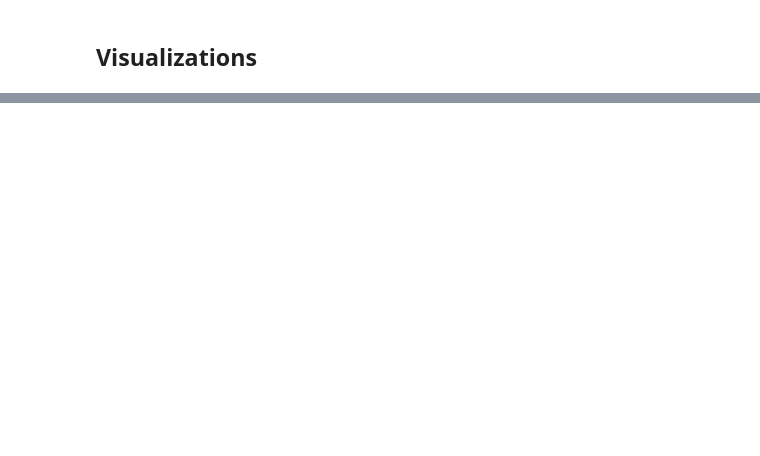
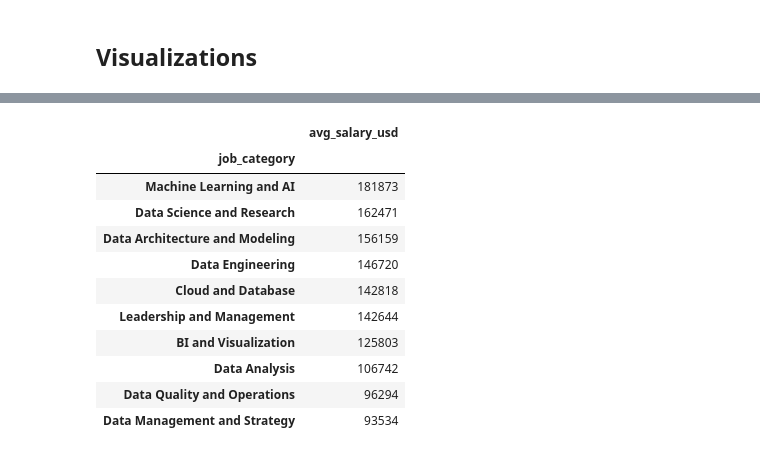
Before and after one commit to MilouSandenL/data_visualization_milou, a Jupyter notebook: code_alongs/05_mplstyle/mplstyle_storytelling.ipynb, the cells around one changed output, grey strips where cells are left out. Cells and saved outputs as stored; diff of their text form; code cells hidden in the pictures; blank space fills up the shorter version.

```diff
--- a/code_alongs/05_mplstyle/mplstyle_storytelling.ipynb
+++ b/code_alongs/05_mplstyle/mplstyle_storytelling.ipynb
@@ -27,0 +72,32 @@ ax.invert_yaxis()
+# %%
+df_salary = (
+    duckdb.query(
+        """
+    SELECT
+        job_category,
+        CAST(AVG(salary_in_usd) AS INT) AS avg_salary_usd
+    FROM
+        df
+    GROUP BY
+        job_category
+    ORDER BY avg_salary_usd DESC
+"""
+    )
+    .df()
+    .set_index("job_category")
+)
+
+df_salary
+# %% [output]
+|  | avg_salary_usd |
+| job_category |  |
+| Machine Learning and AI | 181873 |
+| Data Science and Research | 162471 |
+| Data Architecture and Modeling | 156159 |
+| Data Engineering | 146720 |
+| Cloud and Database | 142818 |
+| Leadership and Management | 142644 |
+| BI and Visualization | 125803 |
+| Data Analysis | 106742 |
+| Data Quality and Operations | 96294 |
+| Data Management and Strategy | 93534 |
```
Also changed, not shown: parts of 6 cells of this notebook, 3 other files.
